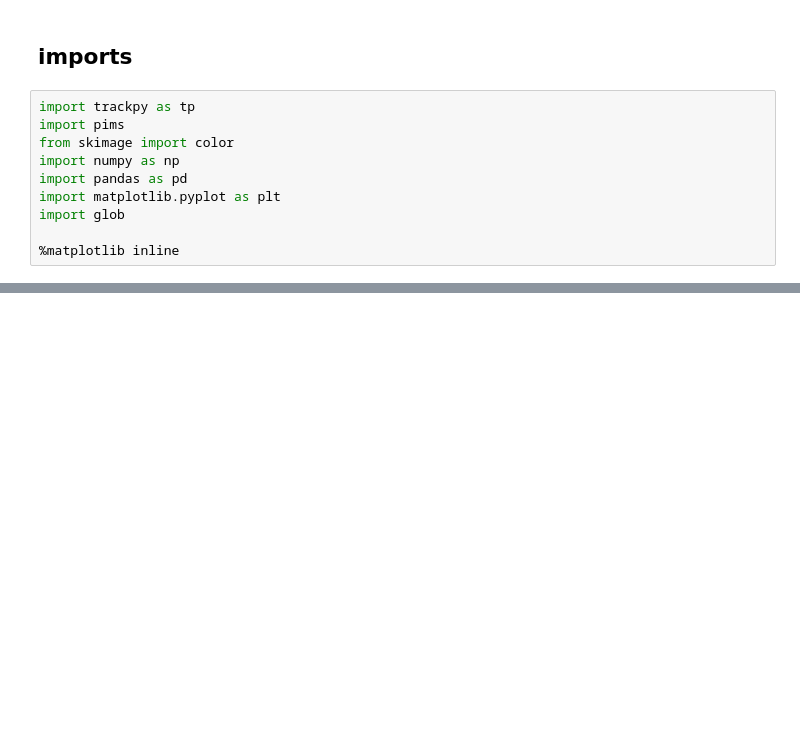
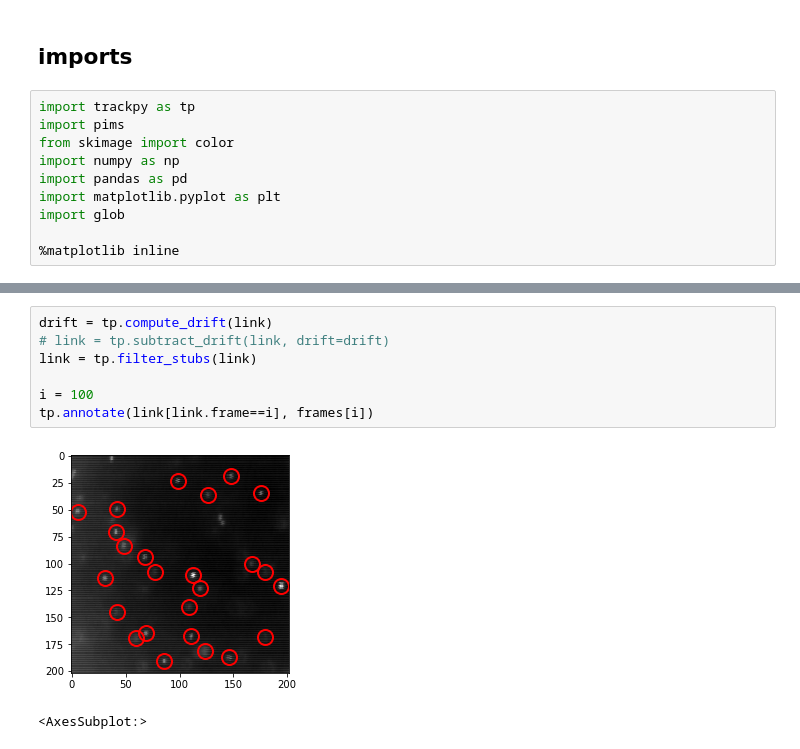
Before and after one commit to luclepot/brownian_motion_analysis, a Jupyter notebook: analysis.ipynb, the cells around one changed output, grey strips where cells are left out. Saved outputs shown, nothing was run; the diff lists cells and outputs as text; blank space fills up the shorter version.

```diff
--- a/analysis.ipynb
+++ b/analysis.ipynb
@@ -14,0 +30,10 @@ This is entirely using `http://soft-matter.github.io/trackpy/v0.5.0/tutorial/wal
+# %%
+drift = tp.compute_drift(link)
+# link = tp.subtract_drift(link, drift=drift)
+link = tp.filter_stubs(link)
+
+i = 100
+tp.annotate(link[link.frame==i], frames[i])
+# %% [output]
+[figure, added]
+<AxesSubplot:>
```
Also changed, not shown: parts of 8 cells of this notebook, 1 other file.
